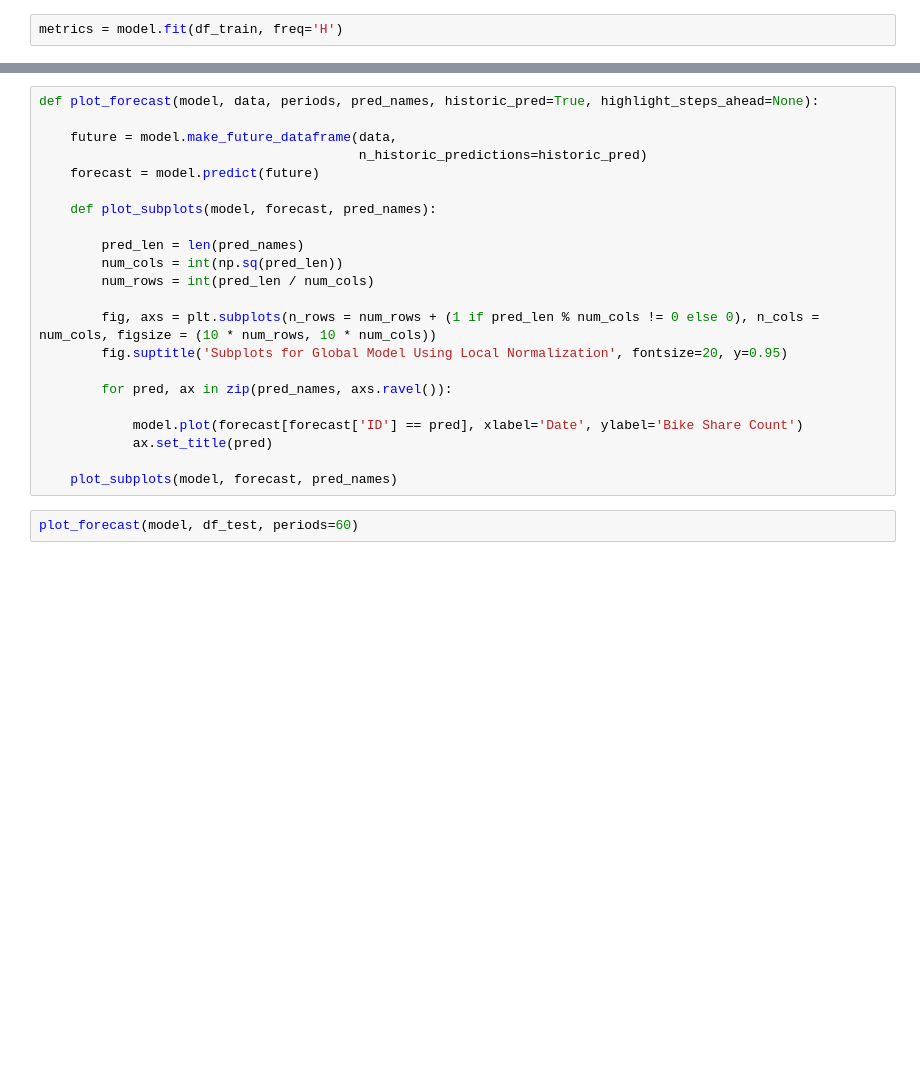
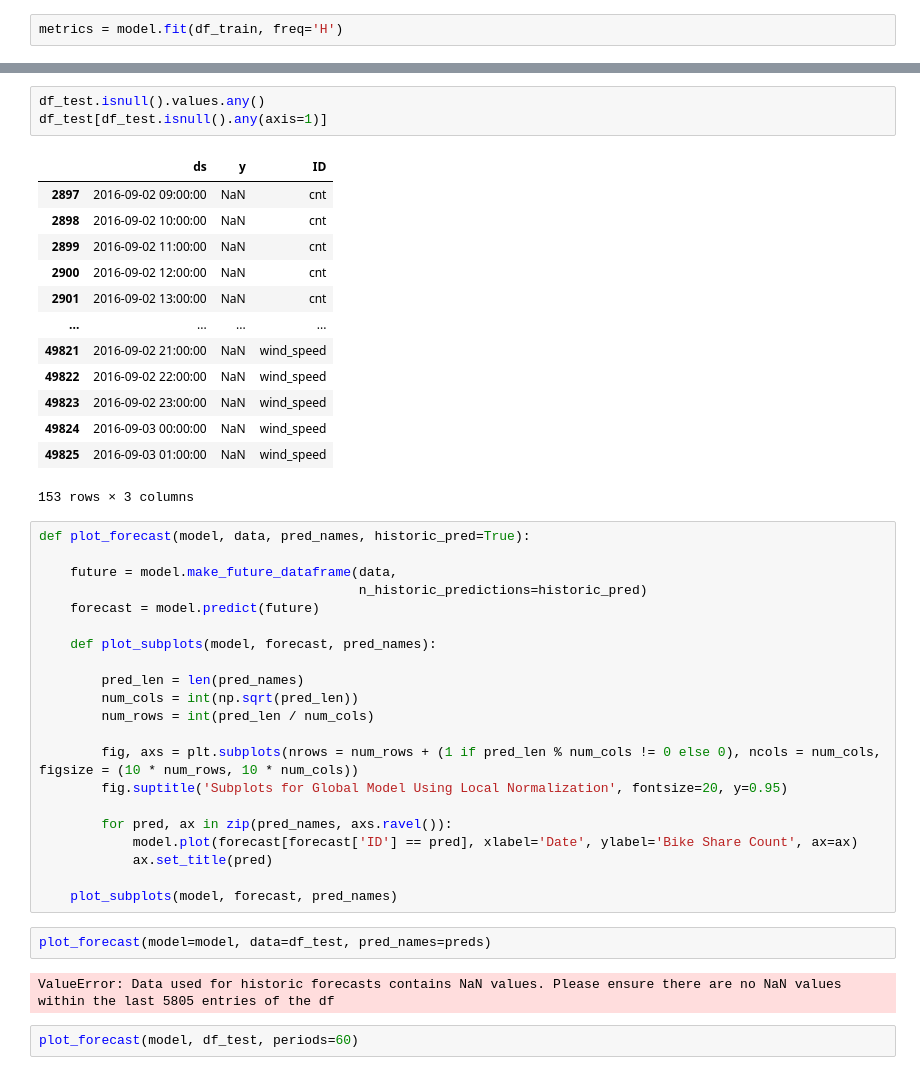
Before and after one commit to sunnydigital/DS4B_Su22, a Jupyter notebook: Final Project/5.30.22 Final Project .ipynb, the cells around one changed output, grey strips where cells are left out. Cells and saved outputs as stored; diff of their text form; blank space fills up the shorter version.

```diff
--- a/Final Project/5.30.22 Final Project .ipynb
+++ b/Final Project/5.30.22 Final Project .ipynb
@@ -193,5 +210,22 @@ metrics = model.fit(df_train, freq='H')
+# %%
+df_test.isnull().values.any()
+df_test[df_test.isnull().any(axis=1)]
+# %% [output]
+|  | ds | y | ID |
+| 2897 | 2016-09-02 09:00:00 | NaN | cnt |
+| 2898 | 2016-09-02 10:00:00 | NaN | cnt |
+| 2899 | 2016-09-02 11:00:00 | NaN | cnt |
+| 2900 | 2016-09-02 12:00:00 | NaN | cnt |
+| 2901 | 2016-09-02 13:00:00 | NaN | cnt |
+| ... | ... | ... | ... |
+| 49821 | 2016-09-02 21:00:00 | NaN | wind_speed |
+| 49822 | 2016-09-02 22:00:00 | NaN | wind_speed |
+| 49823 | 2016-09-02 23:00:00 | NaN | wind_speed |
+| 49824 | 2016-09-03 00:00:00 | NaN | wind_speed |
+| 49825 | 2016-09-03 01:00:00 | NaN | wind_speed |
+153 rows × 3 columns
 # %%
-def plot_forecast(model, data, periods, pred_names, historic_pred=True, highlight_steps_ahead=None):
+def plot_forecast(model, data, pred_names, historic_pred=True):
 
     future = model.make_future_dataframe(data,
                                          n_historic_predictions=historic_pred)
@@ -200,18 +234,21 @@ def plot_forecast(model, data, periods, pred_names, historic_pred=True, highligh
     def plot_subplots(model, forecast, pred_names):
 
         pred_len = len(pred_names)
-        num_cols = int(np.sq(pred_len))
+        num_cols = int(np.sqrt(pred_len))
         num_rows = int(pred_len / num_cols)
 
-        fig, axs = plt.subplots(n_rows = num_rows + (1 if pred_len % num_cols != 0 else 0), n_cols = num_cols, figsize = (10 * num_rows, 10 * num_cols))
+        fig, axs = plt.subplots(nrows = num_rows + (1 if pred_len % num_cols != 0 else 0), ncols = num_cols, figsize = (10 * num_rows, 10 * num_cols))
         fig.suptitle('Subplots for Global Model Using Local Normalization', fontsize=20, y=0.95)
 
         for pred, ax in zip(pred_names, axs.ravel()):
-
-            model.plot(forecast[forecast['ID'] == pred], xlabel='Date', ylabel='Bike Share Count')
+            model.plot(forecast[forecast['ID'] == pred], xlabel='Date', ylabel='Bike Share Count', ax=ax)
             ax.set_title(pred)
 
     plot_subplots(model, forecast, pred_names)
+# %%
+plot_forecast(model=model, data=df_test, pred_names=preds)
+# %% [output]
+ValueError: Data used for historic forecasts contains NaN values. Please ensure there are no NaN values within the last 5805 entries of the df
 # %%
 plot_forecast(model, df_test, periods=60)
 # %% [output]
```
Also changed, not shown: parts of 7 cells of this notebook.
